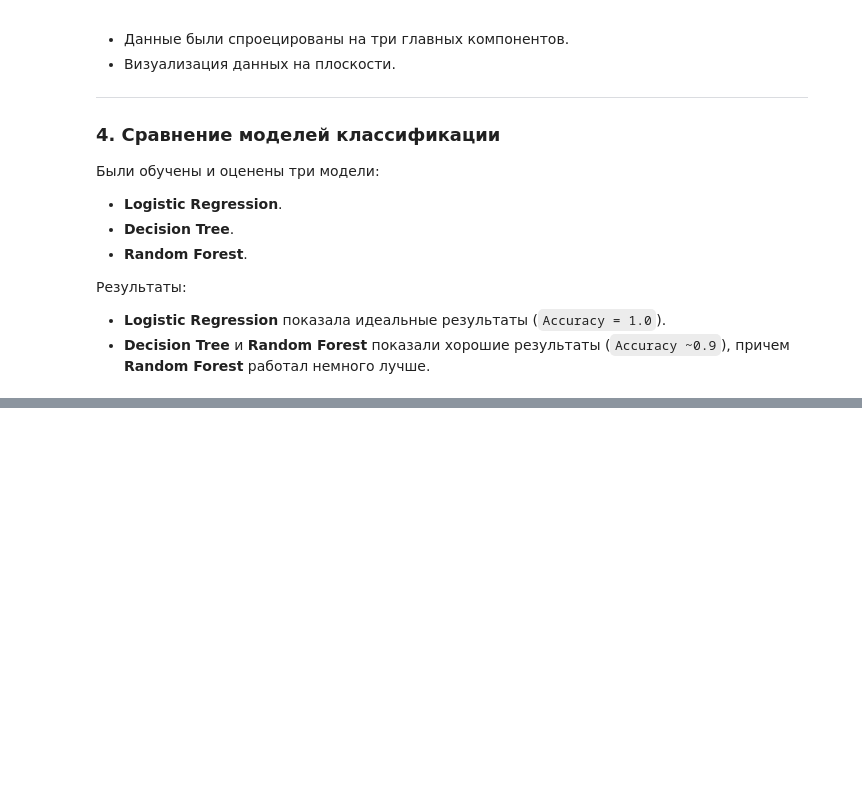
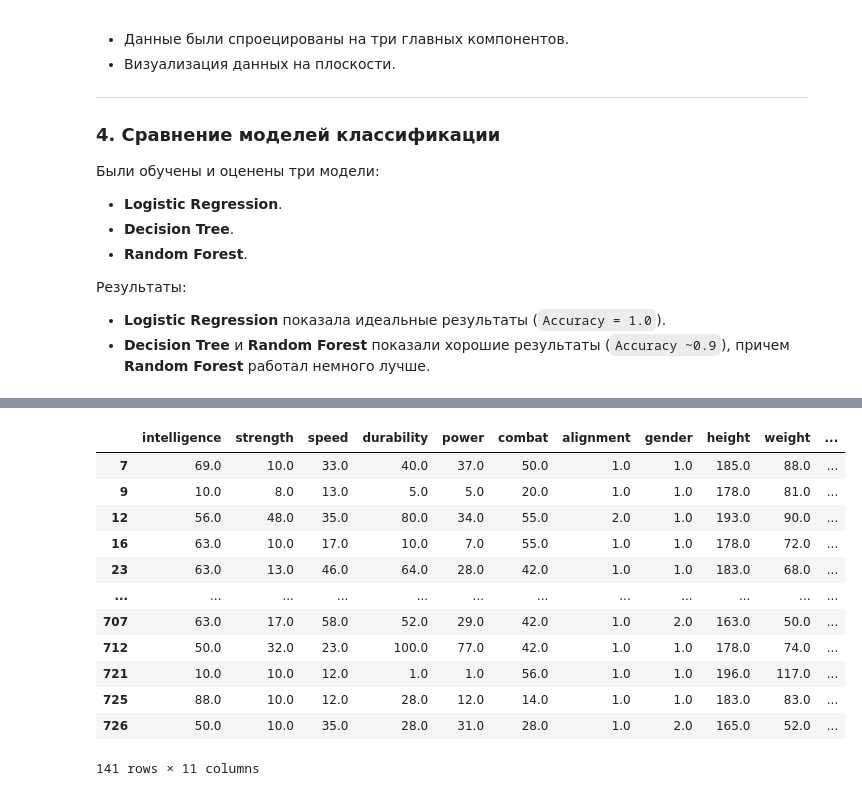
Before and after one commit to mewkfeli/MachineLearning, a Jupyter notebook: Mukhitova_Khusniiarov_superheroes.ipynb, the cells around one changed output, grey strips where cells are left out. Saved outputs shown, nothing was run; the diff lists cells and outputs as text; code cells hidden in the pictures; blank space fills up the shorter version.

```diff
--- a/Mukhitova_Khusniiarov_superheroes.ipynb
+++ b/Mukhitova_Khusniiarov_superheroes.ipynb
@@ -975,0 +1311,16 @@ https://datalens.yandex/67d6h2yjdanos
+# %%
+df[df['Cluster']==2]
+# %% [output]
+|  | intelligence | strength | speed | durability | power | combat | alignment | gender | height | weight | ... |
+| 7 | 69.0 | 10.0 | 33.0 | 40.0 | 37.0 | 50.0 | 1.0 | 1.0 | 185.0 | 88.0 | ... |
+| 9 | 10.0 | 8.0 | 13.0 | 5.0 | 5.0 | 20.0 | 1.0 | 1.0 | 178.0 | 81.0 | ... |
+| 12 | 56.0 | 48.0 | 35.0 | 80.0 | 34.0 | 55.0 | 2.0 | 1.0 | 193.0 | 90.0 | ... |
+| 16 | 63.0 | 10.0 | 17.0 | 10.0 | 7.0 | 55.0 | 1.0 | 1.0 | 178.0 | 72.0 | ... |
+| 23 | 63.0 | 13.0 | 46.0 | 64.0 | 28.0 | 42.0 | 1.0 | 1.0 | 183.0 | 68.0 | ... |
+| ... | ... | ... | ... | ... | ... | ... | ... | ... | ... | ... | ... |
+| 707 | 63.0 | 17.0 | 58.0 | 52.0 | 29.0 | 42.0 | 1.0 | 2.0 | 163.0 | 50.0 | ... |
+| 712 | 50.0 | 32.0 | 23.0 | 100.0 | 77.0 | 42.0 | 1.0 | 1.0 | 178.0 | 74.0 | ... |
+| 721 | 10.0 | 10.0 | 12.0 | 1.0 | 1.0 | 56.0 | 1.0 | 1.0 | 196.0 | 117.0 | ... |
+| 725 | 88.0 | 10.0 | 12.0 | 28.0 | 12.0 | 14.0 | 1.0 | 1.0 | 183.0 | 83.0 | ... |
+| 726 | 50.0 | 10.0 | 35.0 | 28.0 | 31.0 | 28.0 | 1.0 | 2.0 | 165.0 | 52.0 | ... |
+141 rows × 11 columns
```
Also changed, not shown: parts of 61 cells of this notebook.
